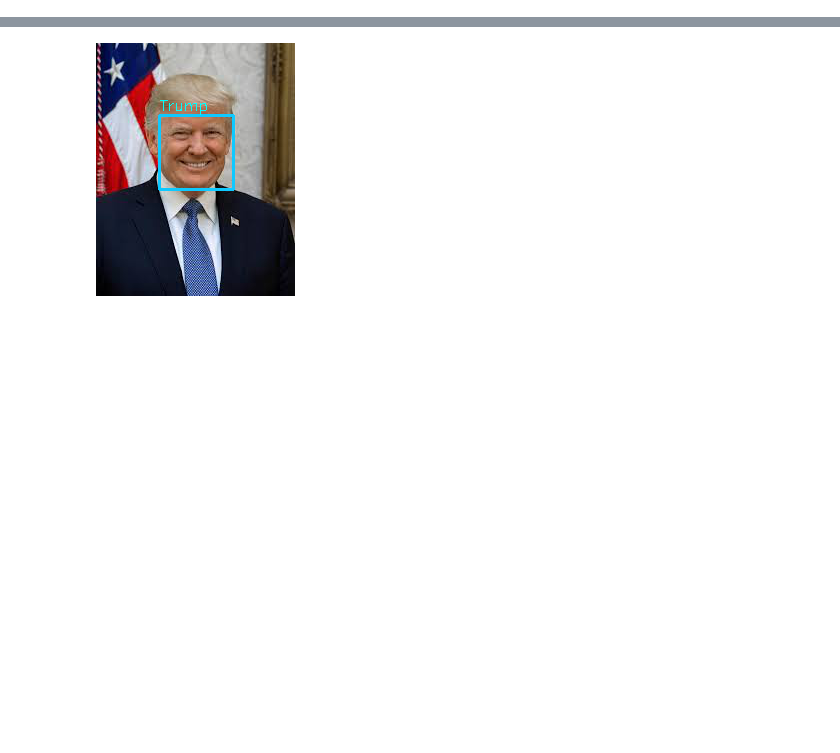
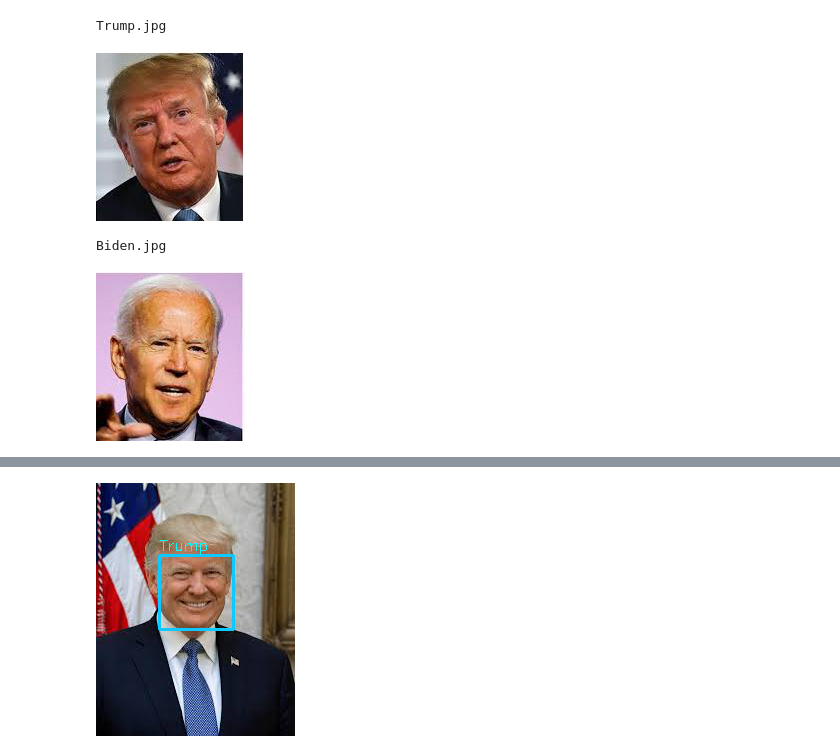
Before and after one commit to RaysirChang/AI_Face_recgonition, a Jupyter notebook: AI_face_rec.ipynb, the cells around one changed output, grey strips where cells are left out. Cells and saved outputs as stored; diff of their text form; code cells hidden in the pictures; blank space fills up the shorter version.

```diff
--- a/AI_face_rec.ipynb
+++ b/AI_face_rec.ipynb
@@ -47,13 +47,20 @@ unknowns=os.listdir('/content/drive/My Drive/Colab Notebooks/unknown')
 # %%
 # Get the known face encoding & name list
 known_encodings=[]
 known_face_names=[]
 for known in knowns:
   known_image = face_recognition.load_image_file('/content/drive/My Drive/Colab Notebooks/known/'+known)
   face_locations = face_recognition.face_locations(known_image)
   face_encodings = face_recognition.face_encodings(known_image,face_locations)[0]
   known_encodings.append(face_encodings)
   known_face_names.append(known.split('.')[0])
+  print(known)
+  cv2_imshow(known_image[:,:,::-1])
+# %% [output]
+Trump.jpg
+[figure, added]
+Biden.jpg
+[figure, added]
 # %%
 # Get the unknown face encoding
 unknown_encodings=[]
```
Also changed, not shown: parts of 3 cells of this notebook.
